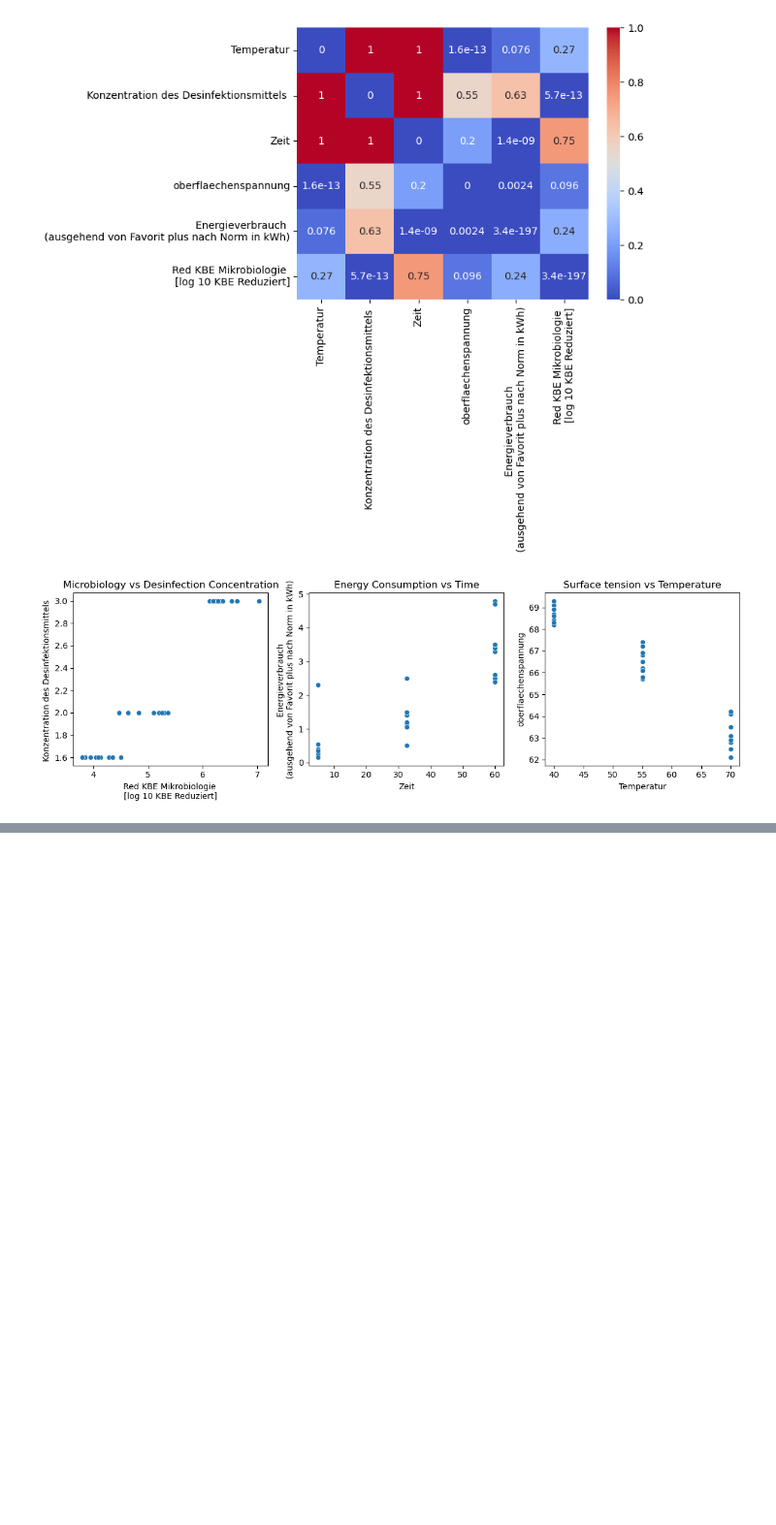
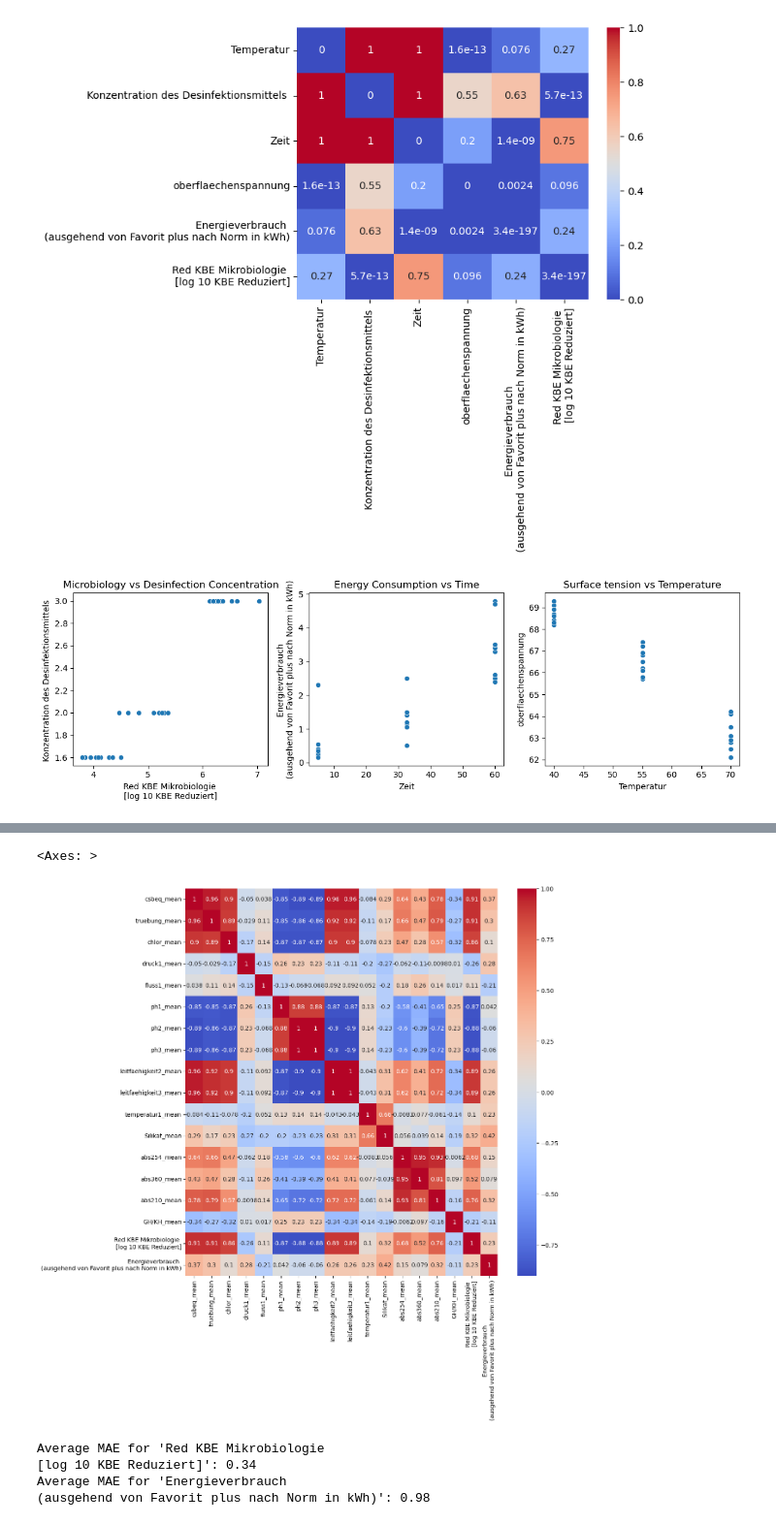
Before and after one commit to IlliaRohalskyi/ImproClean, a Jupyter notebook: Notebooks/analysis.ipynb, the cells around one changed output, grey strips where cells are left out. Shown at 97% size. Saved outputs shown, nothing was run; the diff lists cells and outputs as text; code cells hidden in the pictures; blank space fills up the shorter version.

Commit message:
More analysis added, rf regressor trained

```diff
--- a/Notebooks/analysis.ipynb
+++ b/Notebooks/analysis.ipynb
@@ -133,2 +134,9 @@ https://gist.github.com/mwaskom/de44147ed2974457ad6372750bbe5751
 Text(0.5, 1.0, 'SHAPIRO P_VALUE: 0.0099')
 [figure]
+# %%
+mean_columns = [col for col in df.columns if col.endswith('_mean')]
+last_columns = list(df.columns[-2:])
+filtered_columns = mean_columns + last_columns
+means_analysis = df[filtered_columns]
+means_analysis = means_analysis.iloc[:, 1:]
+means_analysis.head()
@@ -134,0 +151,47 @@ Text(0.5, 1.0, 'SHAPIRO P_VALUE: 0.0099')
+# %%
+plt.figure(figsize=(12, 12))
+sns.heatmap(means_analysis.corr(method='spearman'), annot=True, cmap='coolwarm')
+# %% [output]
+<Axes: >
+[figure, added]
+# %%
+target_cols = df.columns[-2:]
+features = df.drop(list(target_cols) + ['uvenergie_mean', 'uvenergie_std',
+                   'uvenergie_median', 'uvenergie_percentile25', 'uvenergie_percentile75'], axis=1)
+
+rf_regressor = RandomForestRegressor(n_estimators=100, random_state=42)
+stratified_kfold = KFold(n_splits=5, random_state=42, shuffle=True)
+
+mae1s = []
+mae2s = []
+
+for train_index, test_index in stratified_kfold.split(features):
+    X_train, X_test = features.iloc[train_index], features.iloc[test_index]
+    y_train, y_test = df[target_cols].iloc[train_index], df[target_cols].iloc[test_index]
+
+    rf_regressor.fit(X_train, y_train)
+
+    y_pred = rf_regressor.predict(X_test)
+
+    y_pred1 = y_pred[:, 0]
+    y_pred2 = y_pred[:, 1]
+
+    y_true1 = y_test.iloc[:, 0]
+    y_true2 = y_test.iloc[:, 1]
+
+    mae1 = mean_absolute_error(y_true1, y_pred1)
+    mae2 = mean_absolute_error(y_true2, y_pred2)
+
+    mae1s.append(mae1)
+    mae2s.append(mae2)
+
+avg_mae1 = np.mean(mae1s)
+avg_mae2 = np.mean(mae2s)
+
+print(f"Average MAE for '{target_cols[0]}': {avg_mae1:.2f}")
+print(f"Average MAE for '{target_cols[1]}': {avg_mae2:.2f}")
+# %% [output]
+Average MAE for 'Red KBE Mikrobiologie
+[log 10 KBE Reduziert]': 0.34
+Average MAE for 'Energieverbrauch
+(ausgehend von Favorit plus nach Norm in kWh)': 0.98
```
Also changed, not shown: parts of 7 cells of this notebook.
